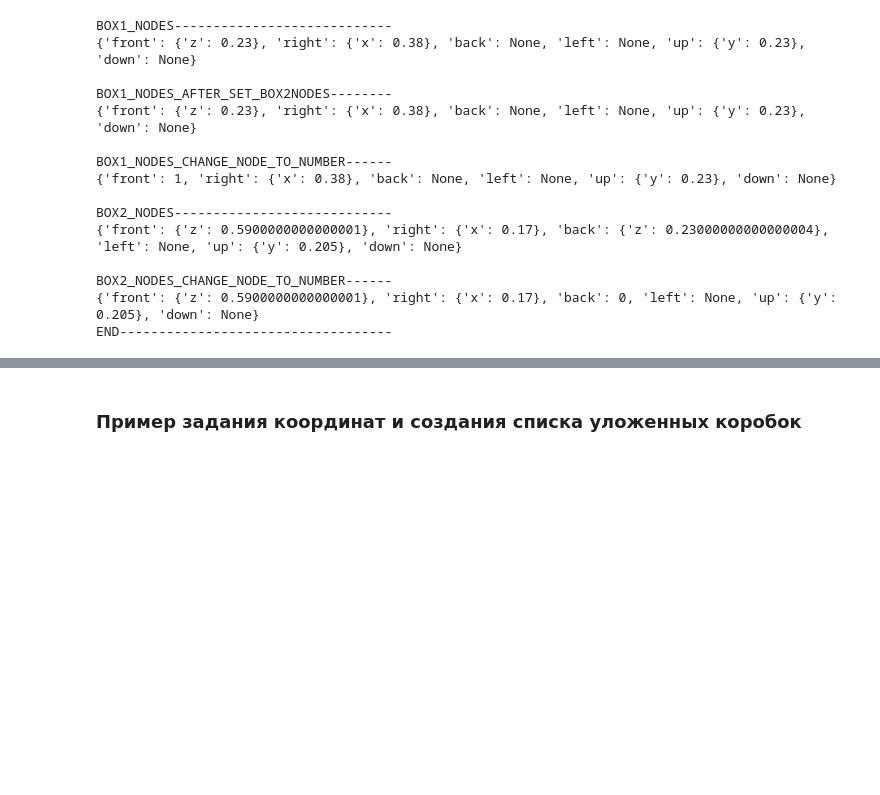
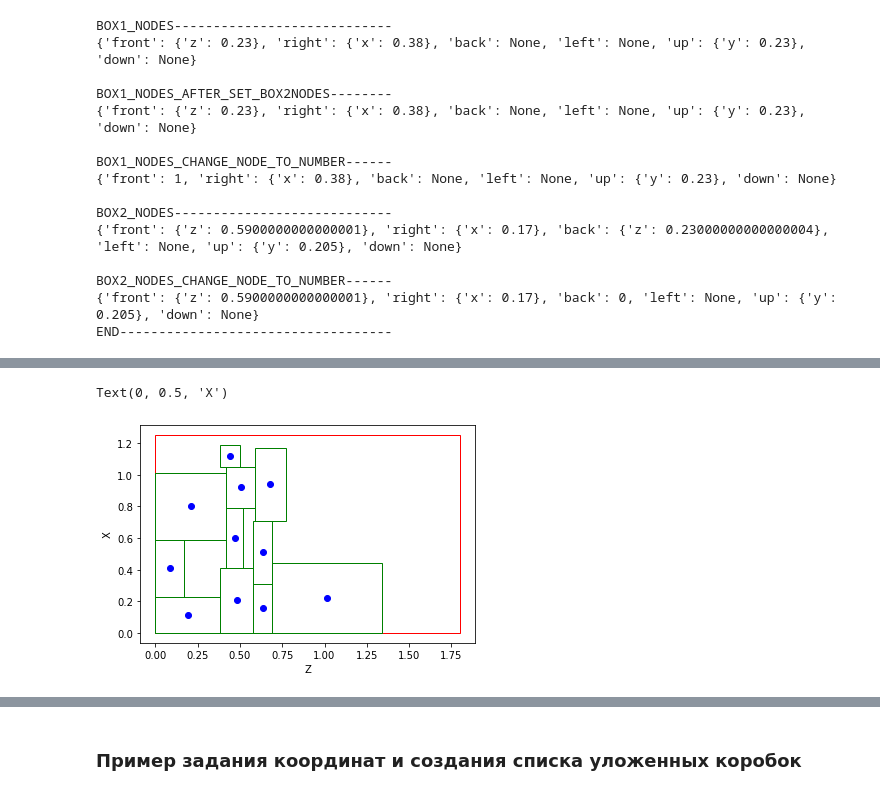
Before and after one commit to d1koav/BubbleBrawl, a Jupyter notebook: code.ipynb, the cells around one changed output, grey strips where cells are left out. Cells and saved outputs as stored; diff of their text form; code cells hidden in the pictures; blank space fills up the shorter version.

```diff
--- a/code.ipynb
+++ b/code.ipynb
@@ -566,3 +723,19 @@ Text(0, 0.5, 'X')
+# %%
+fig, ax = plt.subplots()
+space_rect = patches.Rectangle((0, 0), space['length'], space['width'], linewidth=1, edgecolor='r', facecolor='none')
+ax.add_patch(space_rect)
+for obj in placed_box_list:
+    x1 = obj.center['x']
+    z1 = obj.center['z']
+    ax.plot(x1, z1, 'o', color='blue')
+    rect = patches.Rectangle((obj.cords['x_min'], obj.cords['z_min']), obj.size_orientated['length'],
+                             obj.size_orientated['width'], linewidth=1, edgecolor='g', facecolor='none')
+    ax.add_patch(rect)
+ax.set_xlabel('Z')
+ax.set_ylabel('X')
+# %% [output]
+Text(0, 0.5, 'X')
+[figure, added]
 # %%
 print(list_nodes_placed_box[-1], placed_box_list[-1].number)
 # %% [output]
```
Also changed, not shown: parts of 5 cells of this notebook.
